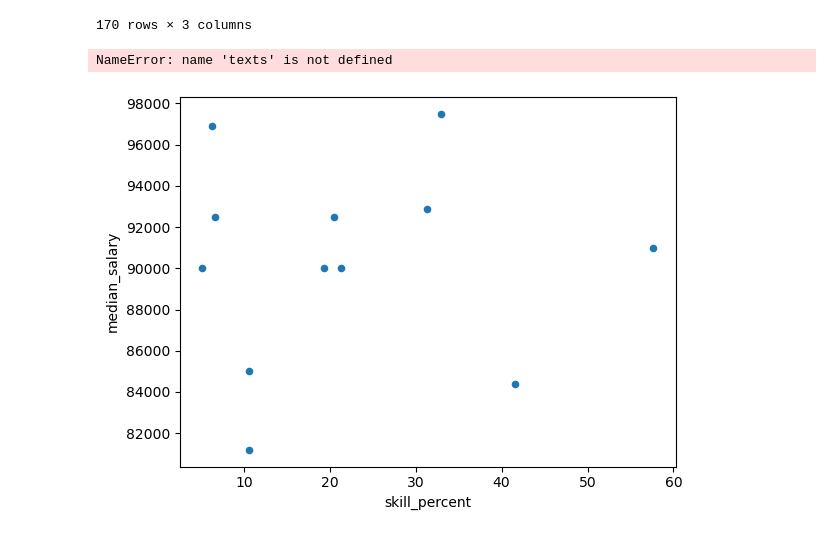
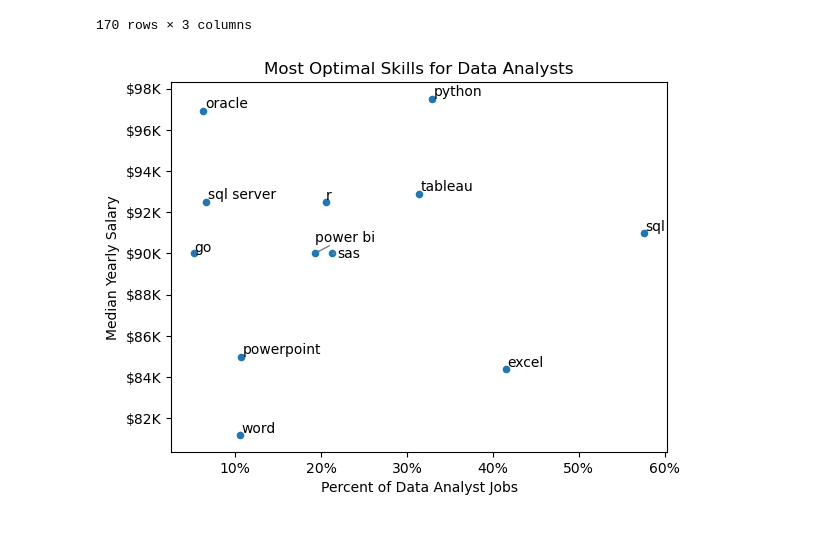
Before and after one commit to RyanLHicks/data_analysis_jobs_python, a Jupyter notebook: 1_project/5_optimal_skills.ipynb, the cells around one changed output. Saved outputs shown, nothing was run; the diff lists cells and outputs as text; code cells hidden in the pictures.

```diff
--- a/1_project/5_optimal_skills.ipynb
+++ b/1_project/5_optimal_skills.ipynb
@@ -58,10 +60,28 @@ df_da_skills
 | node.js | 1 | 83500.0 | 0.022989 |
 170 rows × 3 columns
 # %%
+## Plots the skill occurance and median salary for data analyst roles.
+from adjustText import adjust_text
+
 df_da_skill_high_demand.plot(kind='scatter', x='skill_percent', y='median_salary')
 
+texts= []
 for i, txt in enumerate(df_da_skill_high_demand.index):
     texts.append(plt.text(df_da_skill_high_demand['skill_percent'].iloc[i], df_da_skill_high_demand['median_salary'].iloc[i], txt))
+
+adjust_text(texts, arrowprops=dict(arrowstyle='->', color='gray'))
+
+
+plt.xlabel('Percent of Data Analyst Jobs')
+plt.ylabel('Median Yearly Salary')
+plt.title('Most Optimal Skills for Data Analysts')
+
+from matplotlib.ticker import PercentFormatter
+ax = plt.gca()
+ax.yaxis.set_major_formatter(plt.FuncFormatter(lambda y, pos: f'${int(y/1000)}K'))
+ax.xaxis.set_major_formatter(PercentFormatter(decimals=0))
+
+plt.tight_layout
+plt.show()
 # %% [output]
-NameError: name 'texts' is not defined
-[figure, old version]
+[figure, new version]
```
Also changed, not shown: parts of 2 cells of this notebook, 21 other files.
